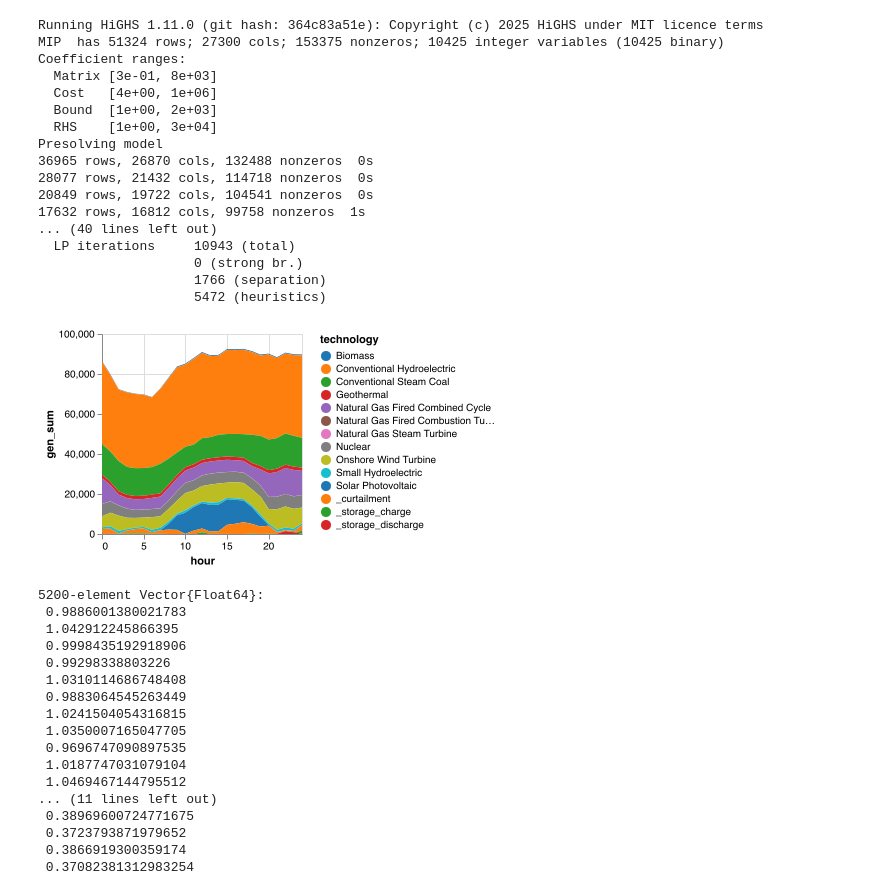
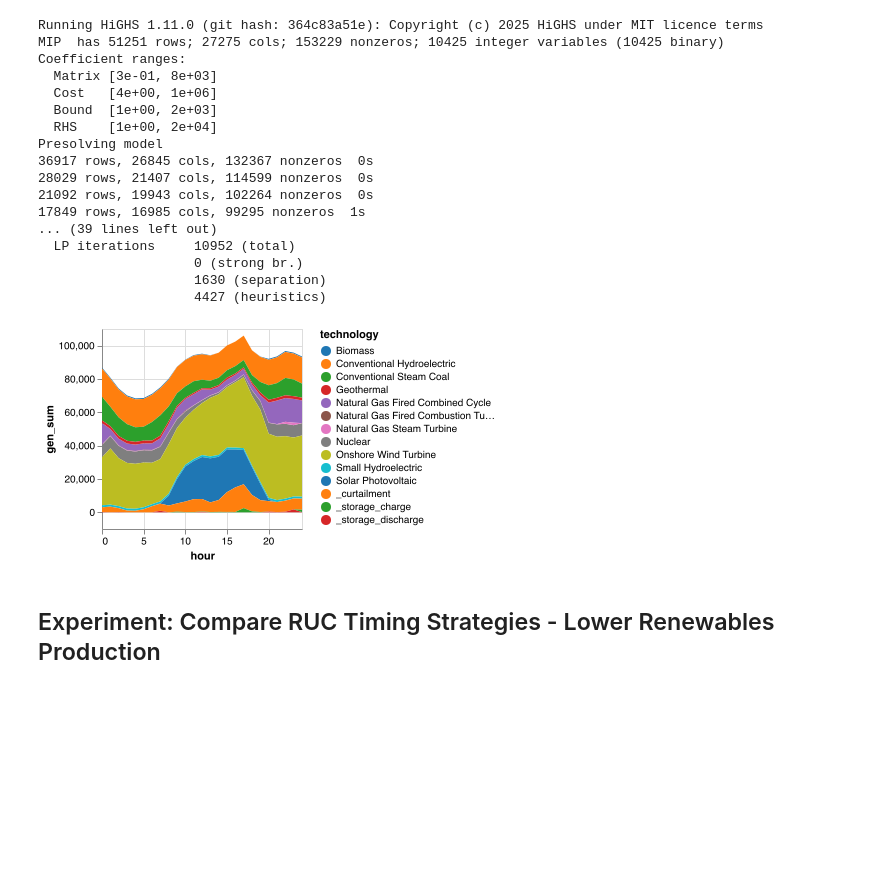
Before and after one commit to ek9321/intraday-commitments, a Jupyter notebook: experiment_notebooks/high_variability.ipynb, the cells around one changed output. Saved outputs shown, nothing was run; the diff lists cells and outputs as text; code cells hidden in the pictures; blank space fills up the shorter version.

Commit message:
final experiments

```diff
--- a/experiment_notebooks/high_variability.ipynb
+++ b/experiment_notebooks/high_variability.ipynb
@@ -19,6 +19,9 @@ n=100
 initial_time = n*24+6
 final_time = n*24+30
 T_period = (initial_time):(final_time)
+gen_df = gen_df[gen_df.r_id .!= 119, :] # removes 29053 MW of hydro capacity (felt like cheating)
+gen_df[gen_df.technology .== "Solar Photovoltaic", :existing_cap_mw] .*= 2.0
+gen_df[gen_df.technology .== "Onshore Wind Turbine", :existing_cap_mw] .*= 4.0
 
 loads_multi = loads_long[in.(loads_long.hour,Ref(T_period)),:]
 gen_var_multi = gen_var_long[in.(gen_var_long.hour, Ref(T_period)), :]
@@ -26,48 +29,33 @@ uc_solution = uc_with_transport(
     gen_df, loads_multi, gen_var_multi, network, 0.01); #1% MIP Gap
 # %% [output]
 Running HiGHS 1.11.0 (git hash: 364c83a51e): Copyright (c) 2025 HiGHS under MIT licence terms
-MIP  has 51324 rows; 27300 cols; 153375 nonzeros; 10425 integer variables (10425 binary)
+MIP  has 51251 rows; 27275 cols; 153229 nonzeros; 10425 integer variables (10425 binary)
 Coefficient ranges:
   Matrix [3e-01, 8e+03]
   Cost   [4e+00, 1e+06]
   Bound  [1e+00, 2e+03]
-  RHS    [1e+00, 3e+04]
+  RHS    [1e+00, 2e+04]
 Presolving model
-36965 rows, 26870 cols, 132488 nonzeros  0s
-28077 rows, 21432 cols, 114718 nonzeros  0s
-20849 rows, 19722 cols, 104541 nonzeros  0s
-17632 rows, 16812 cols, 99758 nonzeros  1s
-... (40 lines left out)
-  LP iterations     10943 (total)
+36917 rows, 26845 cols, 132367 nonzeros  0s
+28029 rows, 21407 cols, 114599 nonzeros  0s
+21092 rows, 19943 cols, 102264 nonzeros  0s
+17849 rows, 16985 cols, 99295 nonzeros  1s
+... (39 lines left out)
+  LP iterations     10952 (total)
                     0 (strong br.)
-                    1766 (separation)
-                    5472 (heuristics)
+                    1630 (separation)
+                    4427 (heuristics)
 # %%
 sol_gen = plot_total_generation(
     uc_solution, T_period,
     gen_df, zone_dict,
-    "Generation with RUC Interruption at Hour "
+    "Generation without RUC "
     );
 # %% [output]
-[figure, old version]
+[figure, new version]
+# %% [markdown]
+## Experiment: Compare RUC Timing Strategies - Lower Renewables Production
 # %%
+# lower renewables production case
 gen_var_actuals = copy(gen_var_multi)
-gen_var_actuals.cf .= gen_var_actuals.cf .* (0.95 .+ 0.1 .* rand(nrow(gen_var_actuals)))
+gen_var_actuals.cf .= gen_var_actuals.cf .* (0.8 .+ 0.1 .* rand(nrow(gen_var_actuals)));
-# %% [output]
-5200-element Vector{Float64}:
- 0.9886001380021783
- 1.042912245866395
- 0.9998435192918906
- 0.99298338803226
- 1.0310114686748408
- 0.9883064545263449
- 1.0241504054316815
- 1.0350007165047705
- 0.9696747090897535
- 1.0187747031079104
- 1.0469467144795512
-... (11 lines left out)
- 0.38969600724771675
- 0.3723793871979652
- 0.3866919300359174
- 0.37082381312983254
```
Also changed, not shown: parts of 24 cells of this notebook, 18 other files.
